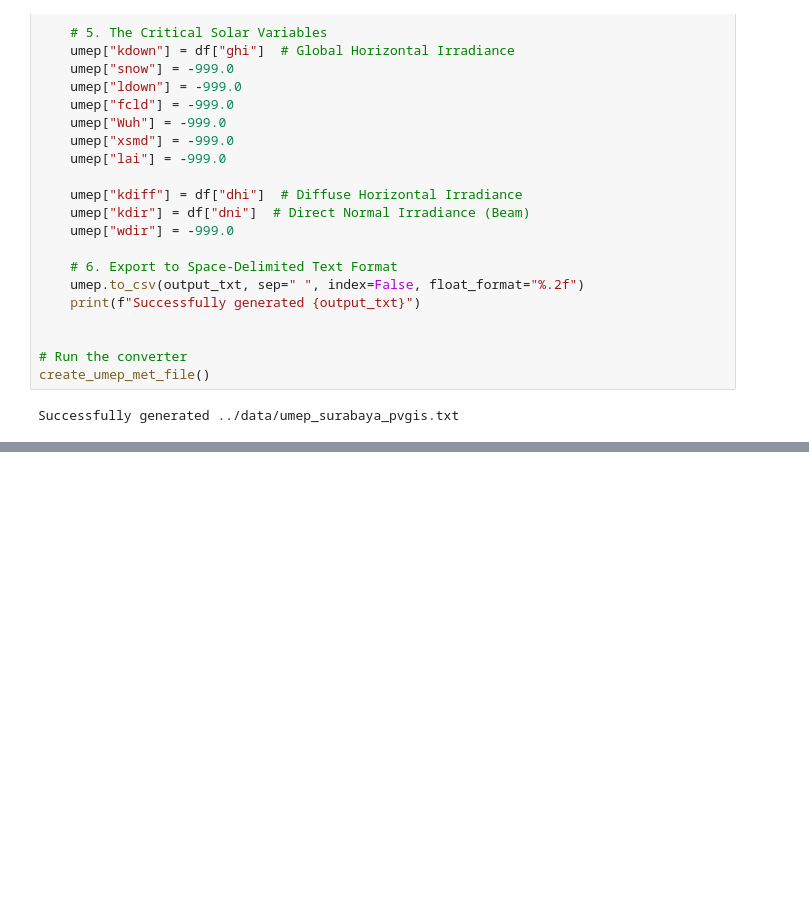
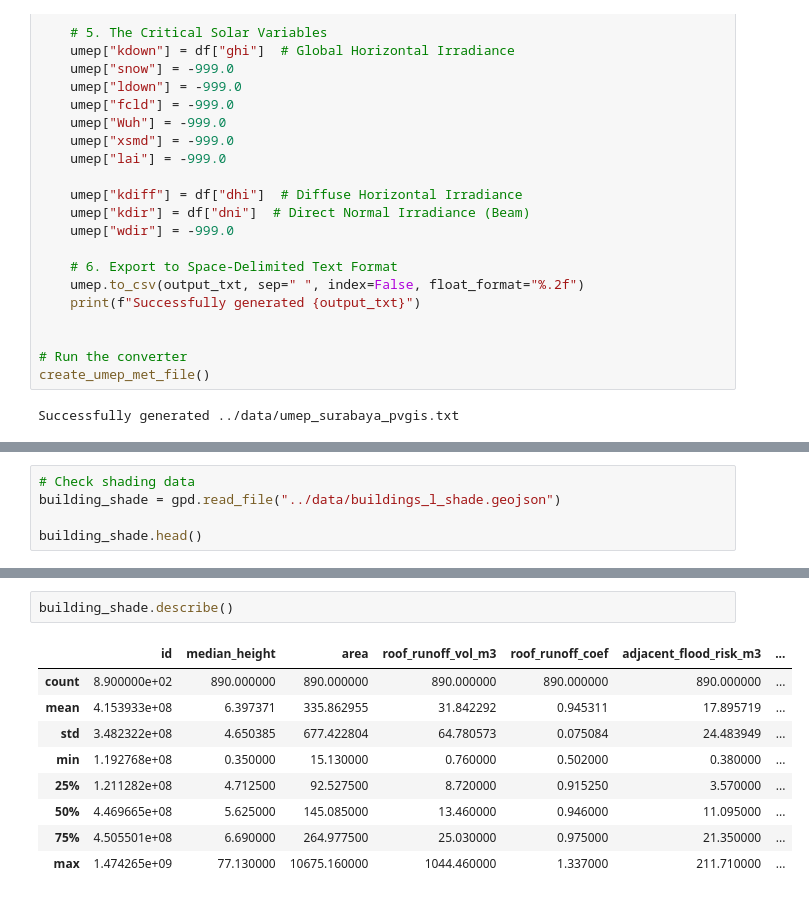
Before and after one commit to dimasrdwiaji/its-dt, a Jupyter notebook: scripts/its_dt.ipynb, the cells around one changed output, grey strips where cells are left out. Saved outputs shown, nothing was run; the diff lists cells and outputs as text; blank space fills up the shorter version.

```diff
--- a/scripts/its_dt.ipynb
+++ b/scripts/its_dt.ipynb
@@ -867,0 +1041,5 @@ Successfully generated ../data/umep_surabaya_pvgis.txt
+# %%
+# Check shading data
+building_shade = gpd.read_file("../data/buildings_l_shade.geojson")
+
+building_shade.head()
@@ -867,0 +1053,12 @@ Successfully generated ../data/umep_surabaya_pvgis.txt
+# %%
+building_shade.describe()
+# %% [output]
+|  | id | median_height | area | roof_runoff_vol_m3 | roof_runoff_coef | adjacent_flood_risk_m3 | ... |
+| count | 8.900000e+02 | 890.000000 | 890.000000 | 890.000000 | 890.000000 | 890.000000 | ... |
+| mean | 4.153933e+08 | 6.397371 | 335.862955 | 31.842292 | 0.945311 | 17.895719 | ... |
+| std | 3.482322e+08 | 4.650385 | 677.422804 | 64.780573 | 0.075084 | 24.483949 | ... |
+| min | 1.192768e+08 | 0.350000 | 15.130000 | 0.760000 | 0.502000 | 0.380000 | ... |
+| 25% | 1.211282e+08 | 4.712500 | 92.527500 | 8.720000 | 0.915250 | 3.570000 | ... |
+| 50% | 4.469665e+08 | 5.625000 | 145.085000 | 13.460000 | 0.946000 | 11.095000 | ... |
+| 75% | 4.505501e+08 | 6.690000 | 264.977500 | 25.030000 | 0.975000 | 21.350000 | ... |
+| max | 1.474265e+09 | 77.130000 | 10675.160000 | 1044.460000 | 1.337000 | 211.710000 | ... |
```
Also changed, not shown: parts of 25 cells of this notebook, 21 other files.
